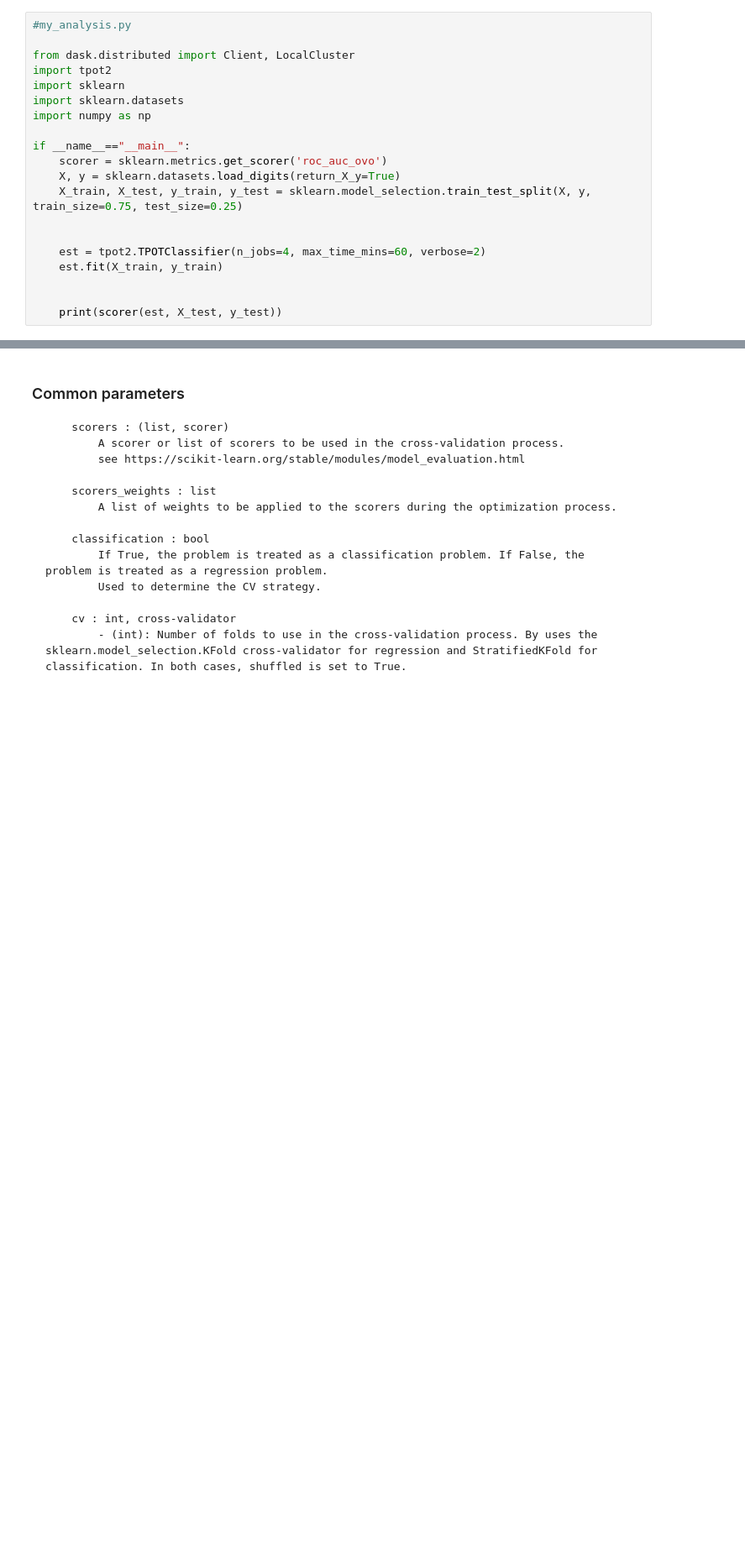
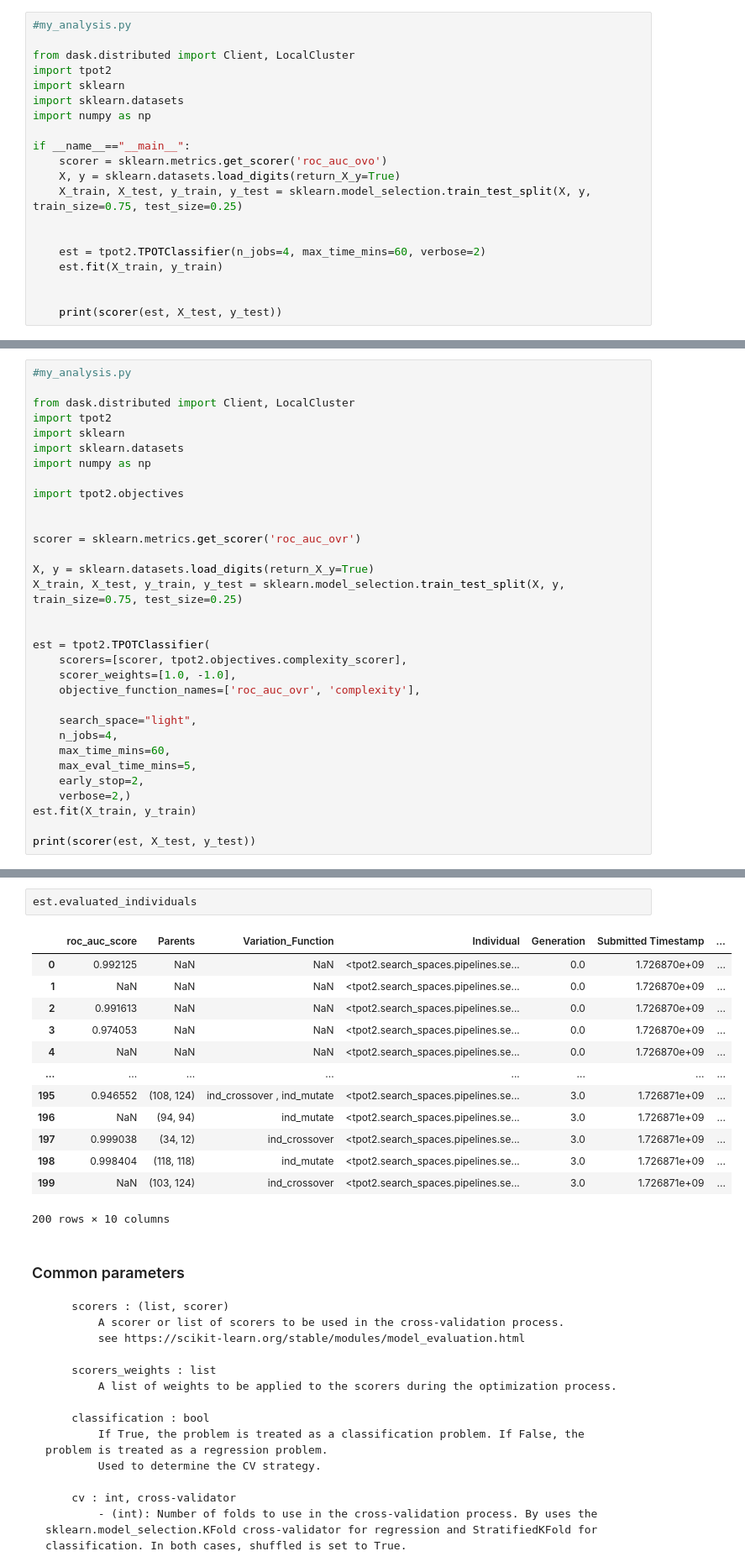
Before and after one commit to EpistasisLab/tpot, a Jupyter notebook: Tutorial/1_Using_TPOT.ipynb, the cells around one changed output, grey strips where cells are left out. Shown at 84% size. Saved outputs shown, nothing was run; the diff lists cells and outputs as text; blank space fills up the shorter version.

```diff
--- a/Tutorial/1_Using_TPOT.ipynb
+++ b/Tutorial/1_Using_TPOT.ipynb
@@ -141,0 +154,32 @@ if __name__=="__main__":
+# %%
+#my_analysis.py
+
+from dask.distributed import Client, LocalCluster
+import tpot2
+import sklearn
+import sklearn.datasets
+import numpy as np
+
+import tpot2.objectives
+
+
+scorer = sklearn.metrics.get_scorer('roc_auc_ovr')
+
+X, y = sklearn.datasets.load_digits(return_X_y=True)
+X_train, X_test, y_train, y_test = sklearn.model_selection.train_test_split(X, y, train_size=0.75, test_size=0.25)
+
+
+est = tpot2.TPOTClassifier(
+    scorers=[scorer, tpot2.objectives.complexity_scorer],
+    scorer_weights=[1.0, -1.0],
+    objective_function_names=['roc_auc_ovr', 'complexity'],
+
+    search_space="light",
+    n_jobs=4,
+    max_time_mins=60,
+    max_eval_time_mins=5,
+    early_stop=2,
+    verbose=2,)
+est.fit(X_train, y_train)
+
+print(scorer(est, X_test, y_test))
@@ -142,3 +202,19 @@ if __name__=="__main__":
+# %%
+est.evaluated_individuals
+# %% [output]
+|  | roc_auc_score | Parents | Variation_Function | Individual | Generation | Submitted Timestamp | ... |
+| 0 | 0.992125 | NaN | NaN | <tpot2.search_spaces.pipelines.se... | 0.0 | 1.726870e+09 | ... |
+| 1 | NaN | NaN | NaN | <tpot2.search_spaces.pipelines.se... | 0.0 | 1.726870e+09 | ... |
+| 2 | 0.991613 | NaN | NaN | <tpot2.search_spaces.pipelines.se... | 0.0 | 1.726870e+09 | ... |
+| 3 | 0.974053 | NaN | NaN | <tpot2.search_spaces.pipelines.se... | 0.0 | 1.726870e+09 | ... |
+| 4 | NaN | NaN | NaN | <tpot2.search_spaces.pipelines.se... | 0.0 | 1.726870e+09 | ... |
+| ... | ... | ... | ... | ... | ... | ... | ... |
+| 195 | 0.946552 | (108, 124) | ind_crossover , ind_mutate | <tpot2.search_spaces.pipelines.se... | 3.0 | 1.726871e+09 | ... |
+| 196 | NaN | (94, 94) | ind_mutate | <tpot2.search_spaces.pipelines.se... | 3.0 | 1.726871e+09 | ... |
+| 197 | 0.999038 | (34, 12) | ind_crossover | <tpot2.search_spaces.pipelines.se... | 3.0 | 1.726871e+09 | ... |
+| 198 | 0.998404 | (118, 118) | ind_mutate | <tpot2.search_spaces.pipelines.se... | 3.0 | 1.726871e+09 | ... |
+| 199 | NaN | (103, 124) | ind_crossover | <tpot2.search_spaces.pipelines.se... | 3.0 | 1.726871e+09 | ... |
+200 rows × 10 columns
 # %% [markdown]
 ### Common parameters
 
```
Also changed, not shown: parts of 7 cells of this notebook, 3 other files.
